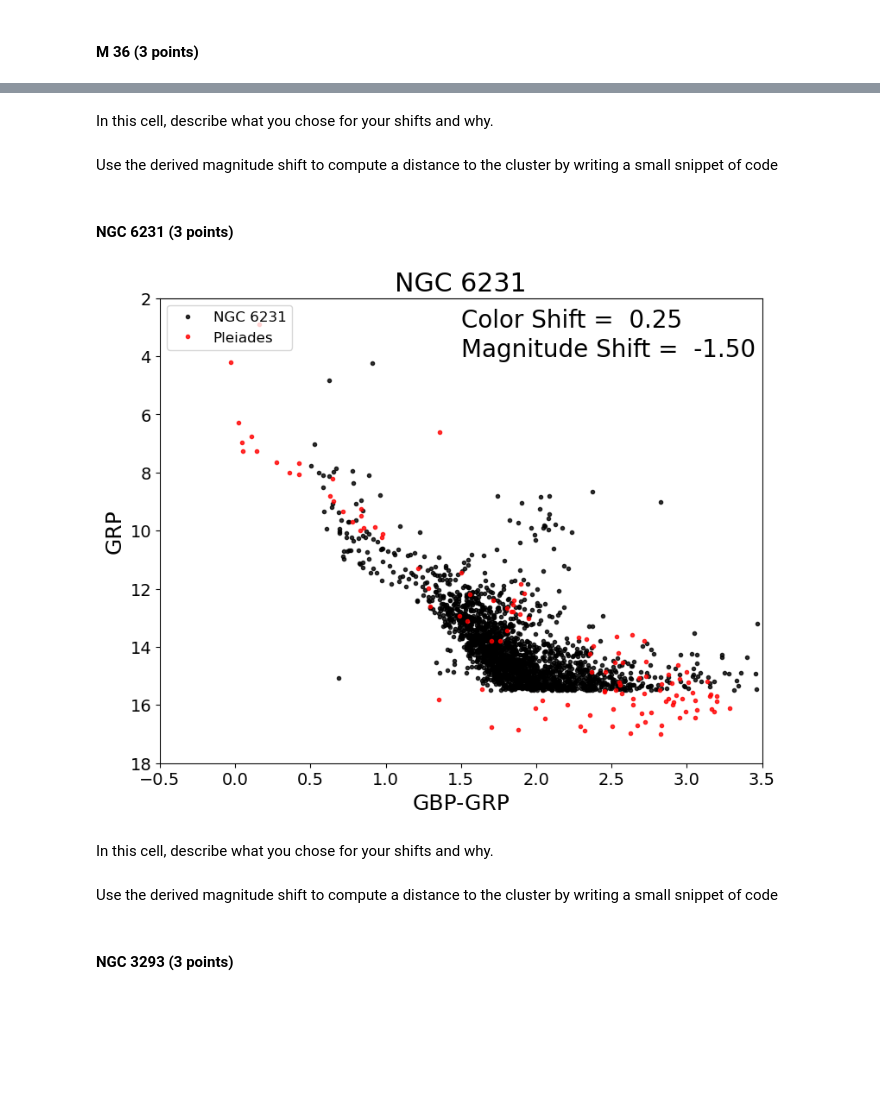
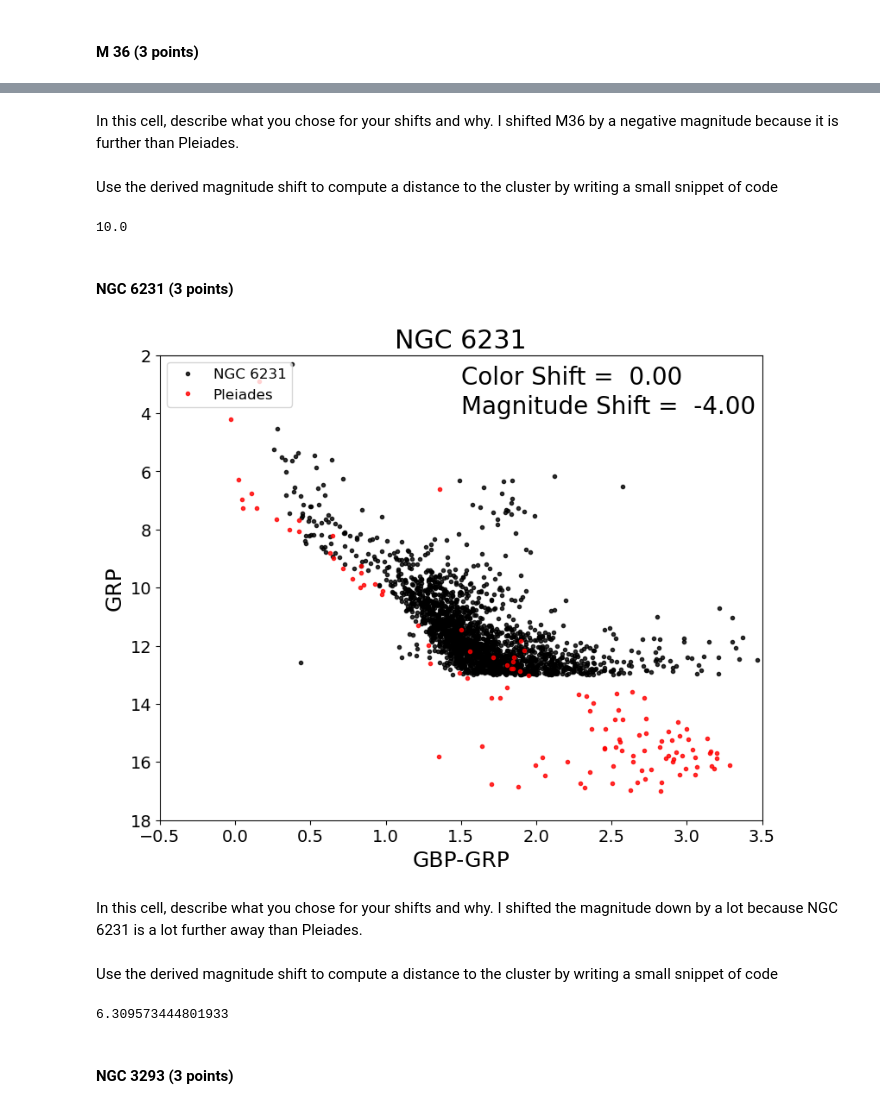
Before and after one commit to dimigod56/CMD_distmod_student, a Jupyter notebook: cluster_plot_student.ipynb, the cells around one changed output, grey strips where cells are left out. Cells and saved outputs as stored; diff of their text form; code cells hidden in the pictures; blank space fills up the shorter version.

```diff
--- a/cluster_plot_student.ipynb
+++ b/cluster_plot_student.ipynb
@@ -73,5 +72,6 @@ cp.cmdplot(clustname='M 36',magshift=-1.5,colshift=0.75)
 # %% [markdown]
 In this cell, describe what you chose for your shifts and why.
+I shifted M36 by a negative magnitude because it is further than Pleiades.
 # %% [markdown]
 Use the derived magnitude shift to compute a distance to the cluster by writing a small snippet of code
 # %%
@@ -79,20 +79,23 @@ Use the derived magnitude shift to compute a distance to the cluster by writing
 #To compute the log_10 you need to write "np.log10(number)"
 #### Write code here.
 # enter your calculated shift here
-shift_m36 =
+shift_m36 = -5
 
 # Assuming the distance to M45 is 130pc write an code expression that converts your shift into the ratio of the distances
 #the Pleiades to this cluster
-dist_ratio_m36 =
+dist_ratio_m36 = (10**(-shift_m36/5))
 print(dist_ratio_m36)
+# %% [output]
+10.0
 # %% [markdown]
 #### NGC 6231  (3 points)
 # %%
-cp.cmdplot(clustname='NGC 6231',magshift=-1.5,colshift=0.25)
+cp.cmdplot(clustname='NGC 6231',magshift=-4.0,colshift=0.0)
 # %% [output]
-[figure, old version]
+[figure, new version]
 # %% [markdown]
 In this cell, describe what you chose for your shifts and why.
+I shifted the magnitude down by a lot because NGC 6231 is a lot further away than Pleiades.
 # %% [markdown]
 Use the derived magnitude shift to compute a distance to the cluster by writing a small snippet of code
 # %%
@@ -101,12 +104,14 @@ Use the derived magnitude shift to compute a distance to the cluster by writing
 #### Write code here.
 
 # enter your calculated shift here
-shift_ngc6231 =
+shift_ngc6231 = -4.0
 
 # Assuming the distance to M45 is 130pc write an code expression that converts your shift into the ratio of the distances
 #the Pleiades to this cluster
-dist_ratio_ngc6231 =
+dist_ratio_ngc6231 = (10**(-shift_ngc6231/5))
 print(dist_ratio_ngc6231)
+# %% [output]
+6.309573444801933
 # %% [markdown]
 #### NGC 3293  (3 points)
 # %%
```
Also changed, not shown: parts of 13 cells of this notebook.
